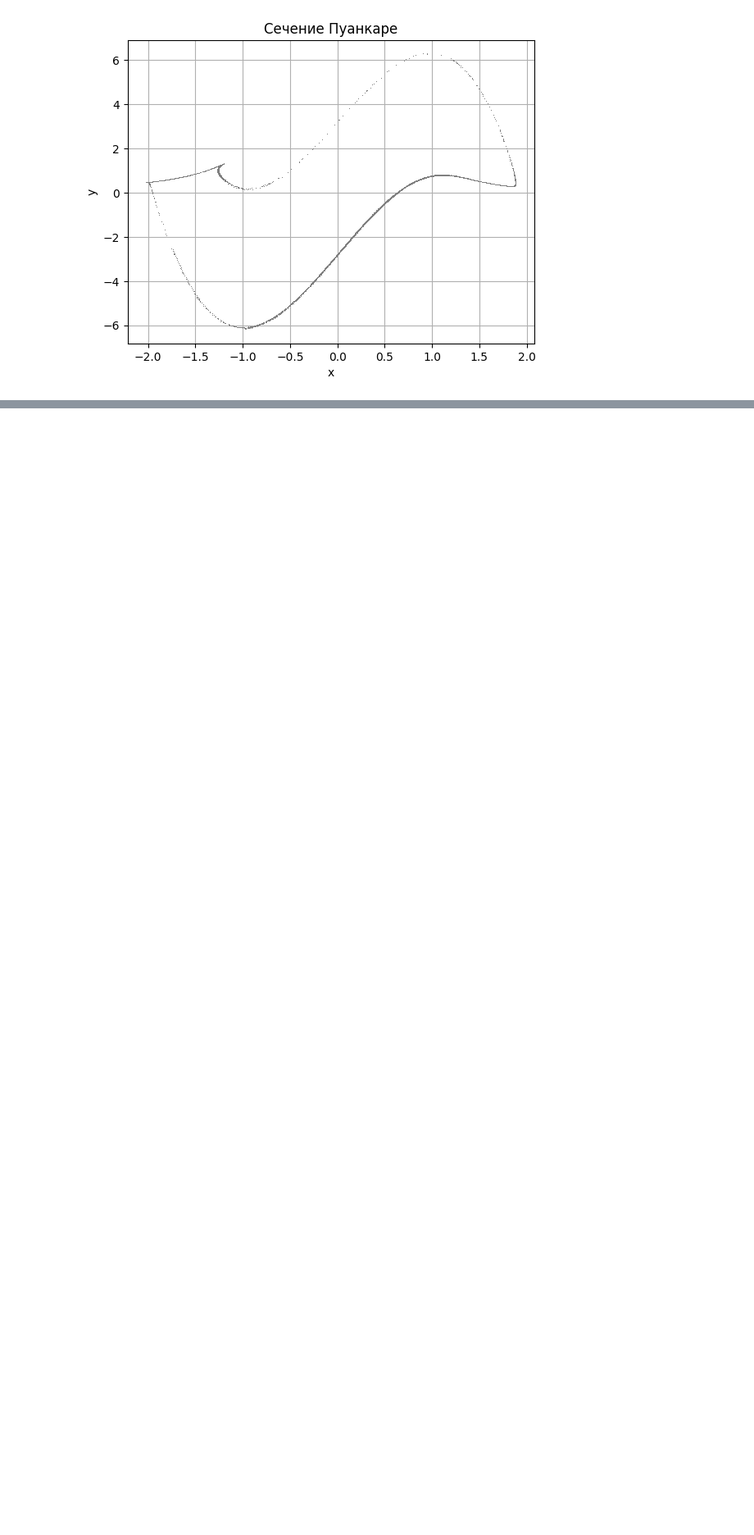
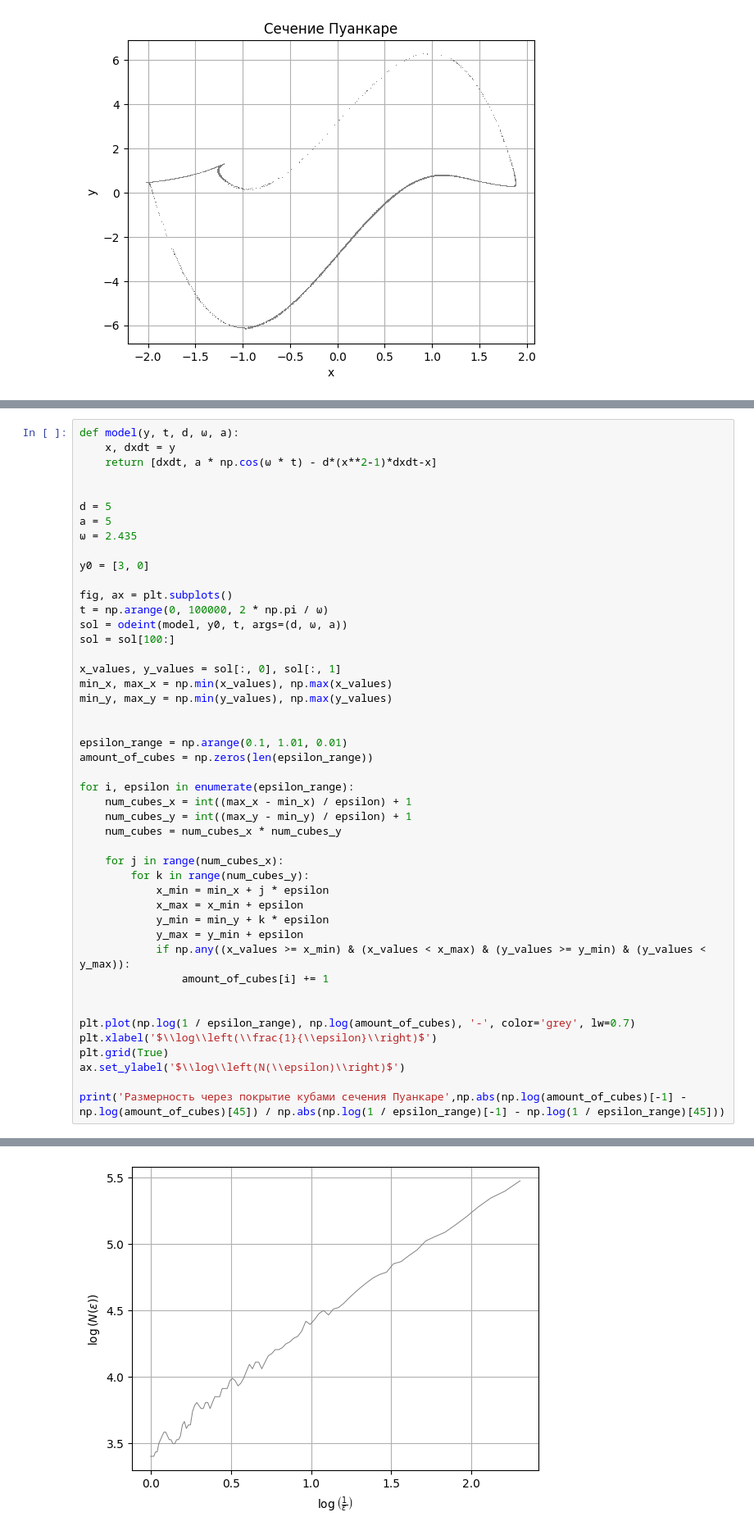
Before and after one commit to Xopppek/chaos_theory_sem6, a Jupyter notebook: lab5.ipynb, the cells around one changed output, grey strips where cells are left out. Shown at 82% size. Drawn from its saved outputs; the diff is of its cells as text; blank space fills up the shorter version.

```diff
--- a/lab5.ipynb
+++ b/lab5.ipynb
@@ -188,0 +189,47 @@ print('По формуле Каплана-Йорка при ω=2.4 размер
+# %%
+def model(y, t, d, ω, a):
+    x, dxdt = y
+    return [dxdt, a * np.cos(ω * t) - d*(x**2-1)*dxdt-x]
+
+
+d = 5
+a = 5
+ω = 2.435
+
+y0 = [3, 0]
+
+fig, ax = plt.subplots()
+t = np.arange(0, 100000, 2 * np.pi / ω)
+sol = odeint(model, y0, t, args=(d, ω, a))
+sol = sol[100:]
+
+x_values, y_values = sol[:, 0], sol[:, 1]
+min_x, max_x = np.min(x_values), np.max(x_values)
+min_y, max_y = np.min(y_values), np.max(y_values)
+
+
+epsilon_range = np.arange(0.1, 1.01, 0.01)
+amount_of_cubes = np.zeros(len(epsilon_range))
+
+for i, epsilon in enumerate(epsilon_range):
+    num_cubes_x = int((max_x - min_x) / epsilon) + 1
+    num_cubes_y = int((max_y - min_y) / epsilon) + 1
+    num_cubes = num_cubes_x * num_cubes_y
+
+    for j in range(num_cubes_x):
+        for k in range(num_cubes_y):
+            x_min = min_x + j * epsilon
+            x_max = x_min + epsilon
+            y_min = min_y + k * epsilon
+            y_max = y_min + epsilon
+            if np.any((x_values >= x_min) & (x_values < x_max) & (y_values >= y_min) & (y_values < y_max)):
+                amount_of_cubes[i] += 1
+
+
+plt.plot(np.log(1 / epsilon_range), np.log(amount_of_cubes), '-', color='grey', lw=0.7)
+plt.xlabel('$\\log\\left(\\frac{1}{\\epsilon}\\right)$')
+plt.grid(True)
+ax.set_ylabel('$\\log\\left(N(\\epsilon)\\right)$')
+
+print('Размерность через покрытие кубами сечения Пуанкаре',np.abs(np.log(amount_of_cubes)[-1] - np.log(amount_of_cubes)[45]) / np.abs(np.log(1 / epsilon_range)[-1] - np.log(1 / epsilon_range)[45]))
+# %% [output]
@@ -188,0 +237 @@ print('По формуле Каплана-Йорка при ω=2.4 размер
+[figure, added]
```
Also changed, not shown: parts of 3 cells of this notebook.
